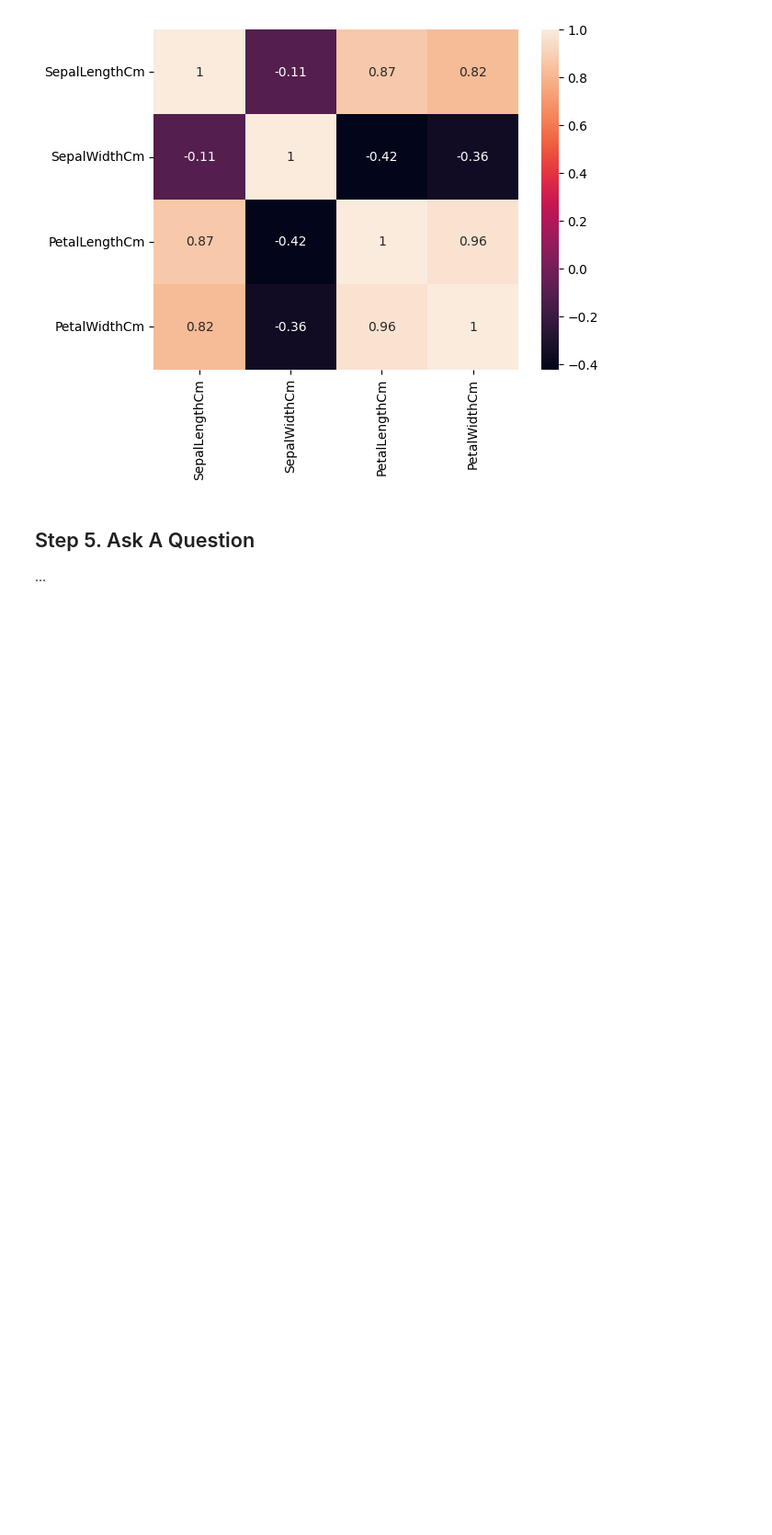
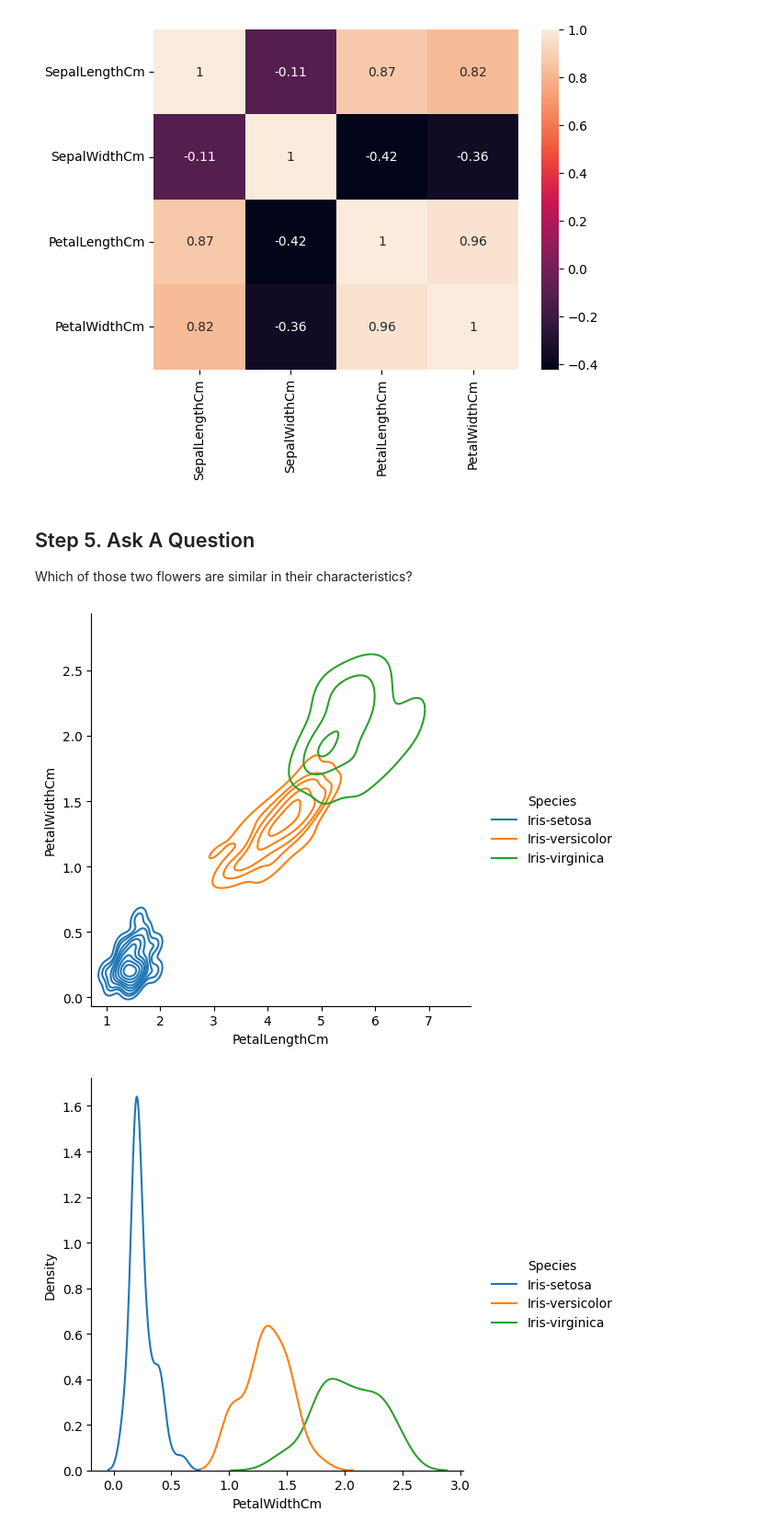
Before and after one commit to jckstllrd/ml-iris-eda, a Jupyter notebook: notebooks/iris_eda.ipynb, the cells around one changed output. Shown: that part at 92% size. Cells and saved outputs as stored; diff of their text form; code cells hidden in the pictures; blank space fills up the shorter version.

```diff
--- a/notebooks/iris_eda.ipynb
+++ b/notebooks/iris_eda.ipynb
@@ -158,4 +158,13 @@ sns.heatmap(df_corr, annot=True)
 # %% [markdown]
 ## Step 5. Ask A Question
 
-...
+Which of those two flowers are similar in their characteristics?
+# %%
+sns.displot(data=df, x='PetalLengthCm', y='PetalWidthCm', kind='kde', hue="Species")
+sns.displot(data=df, x='PetalWidthCm',kind='kde', hue="Species")
+
+plt.show()
+plt.show()
+# %% [output]
+[figure, added]
+[figure, added]
```
Also changed, not shown: parts of 2 cells of this notebook, 1 other file.
